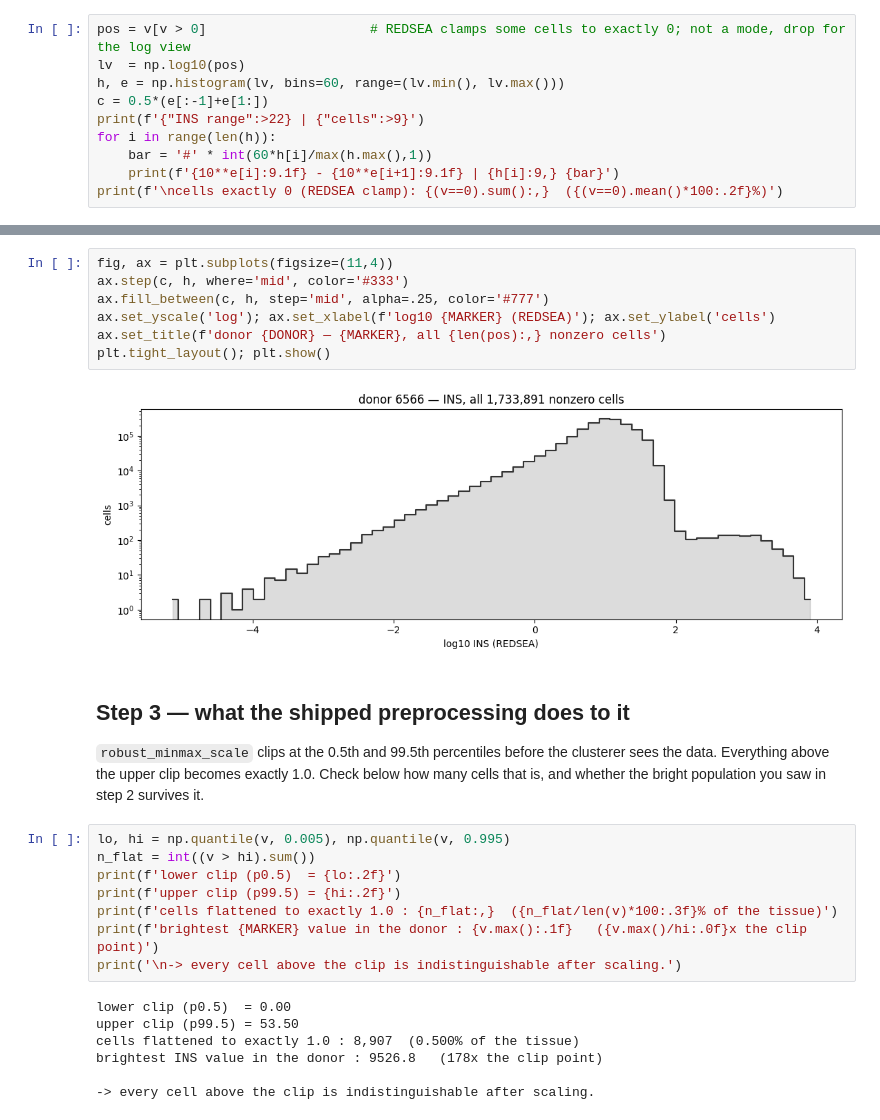
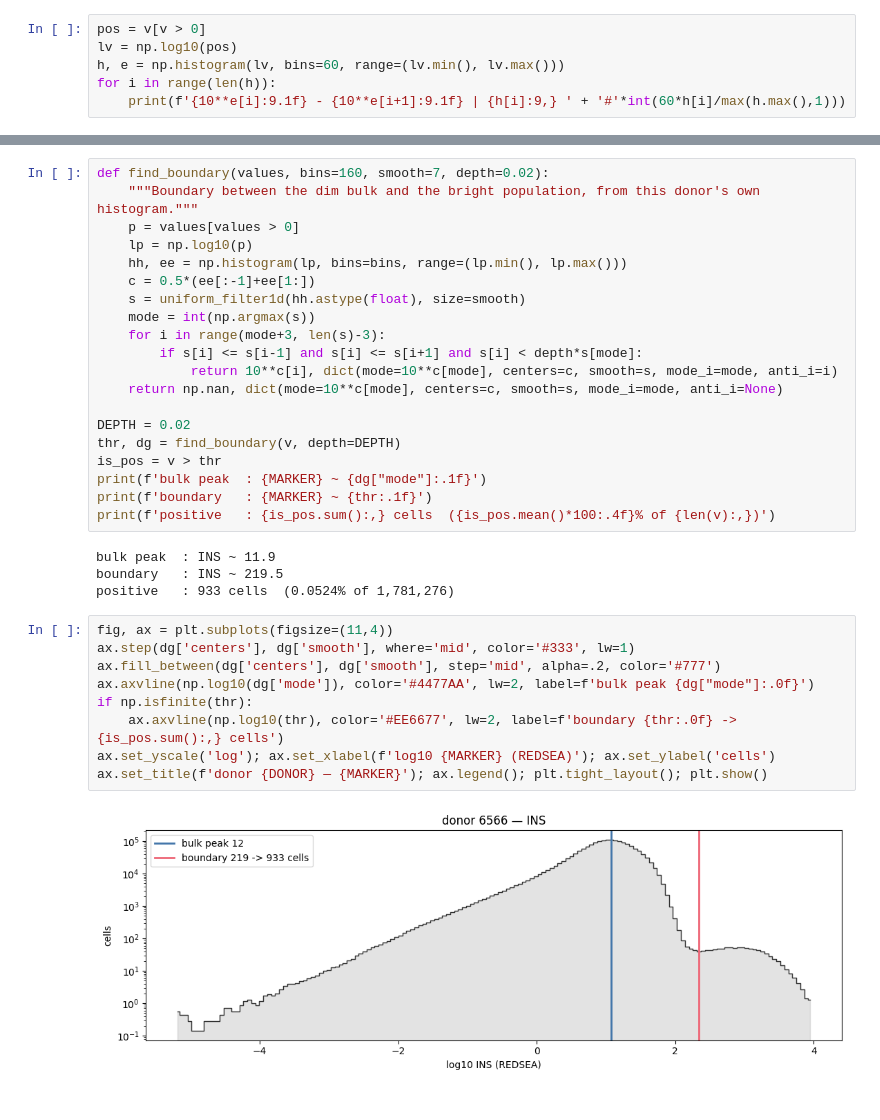
Before and after one commit to smith6jt-cop/Phenocycler_Analysis, a Jupyter notebook: notebooks/07_marker_positivity.ipynb, the cells around one changed output, grey strips where cells are left out. Drawn from its saved outputs; the diff is of its cells as text.

```diff
--- a/notebooks/07_marker_positivity.ipynb
+++ b/notebooks/07_marker_positivity.ipynb
@@ -58,11 +41,7 @@ dim bulk, and a separate bright group. If you can see them apart here, so should
 # %%
-pos = v[v > 0]                     # REDSEA clamps some cells to exactly 0; not a mode, drop for the log view
-lv  = np.log10(pos)
+pos = v[v > 0]
+lv = np.log10(pos)
 h, e = np.histogram(lv, bins=60, range=(lv.min(), lv.max()))
-c = 0.5*(e[:-1]+e[1:])
-print(f'{"INS range":>22} | {"cells":>9}')
 for i in range(len(h)):
-    bar = '#' * int(60*h[i]/max(h.max(),1))
-    print(f'{10**e[i]:9.1f} - {10**e[i+1]:9.1f} | {h[i]:9,} {bar}')
-print(f'\ncells exactly 0 (REDSEA clamp): {(v==0).sum():,}  ({(v==0).mean()*100:.2f}%)')
+    print(f'{10**e[i]:9.1f} - {10**e[i+1]:9.1f} | {h[i]:9,} ' + '#'*int(60*h[i]/max(h.max(),1)))
 # %% [output]
@@ -86,30 +73,35 @@ cells exactly 0 (REDSEA clamp): 47,385  (2.66%)
+# %%
+def find_boundary(values, bins=160, smooth=7, depth=0.02):
+    """Boundary between the dim bulk and the bright population, from this donor's own histogram."""
+    p = values[values > 0]
+    lp = np.log10(p)
+    hh, ee = np.histogram(lp, bins=bins, range=(lp.min(), lp.max()))
+    c = 0.5*(ee[:-1]+ee[1:])
+    s = uniform_filter1d(hh.astype(float), size=smooth)
+    mode = int(np.argmax(s))
+    for i in range(mode+3, len(s)-3):
+        if s[i] <= s[i-1] and s[i] <= s[i+1] and s[i] < depth*s[mode]:
+            return 10**c[i], dict(mode=10**c[mode], centers=c, smooth=s, mode_i=mode, anti_i=i)
+    return np.nan, dict(mode=10**c[mode], centers=c, smooth=s, mode_i=mode, anti_i=None)
+
+DEPTH = 0.02
+thr, dg = find_boundary(v, depth=DEPTH)
+is_pos = v > thr
+print(f'bulk peak  : {MARKER} ~ {dg["mode"]:.1f}')
+print(f'boundary   : {MARKER} ~ {thr:.1f}')
+print(f'positive   : {is_pos.sum():,} cells  ({is_pos.mean()*100:.4f}% of {len(v):,})')
+# %% [output]
+bulk peak  : INS ~ 11.9
+boundary   : INS ~ 219.5
+positive   : 933 cells  (0.0524% of 1,781,276)
 # %%
 fig, ax = plt.subplots(figsize=(11,4))
-ax.step(c, h, where='mid', color='#333')
-ax.fill_between(c, h, step='mid', alpha=.25, color='#777')
+ax.step(dg['centers'], dg['smooth'], where='mid', color='#333', lw=1)
+ax.fill_between(dg['centers'], dg['smooth'], step='mid', alpha=.2, color='#777')
+ax.axvline(np.log10(dg['mode']), color='#4477AA', lw=2, label=f'bulk peak {dg["mode"]:.0f}')
+if np.isfinite(thr):
+    ax.axvline(np.log10(thr), color='#EE6677', lw=2, label=f'boundary {thr:.0f} -> {is_pos.sum():,} cells')
 ax.set_yscale('log'); ax.set_xlabel(f'log10 {MARKER} (REDSEA)'); ax.set_ylabel('cells')
-ax.set_title(f'donor {DONOR} — {MARKER}, all {len(pos):,} nonzero cells')
-plt.tight_layout(); plt.show()
+ax.set_title(f'donor {DONOR} — {MARKER}'); ax.legend(); plt.tight_layout(); plt.show()
 # %% [output]
-[figure, old version]
+[figure, new version]
-# %% [markdown]
-## Step 3 — what the shipped preprocessing does to it
-
-`robust_minmax_scale` clips at the 0.5th and 99.5th percentiles before the clusterer sees the data.
-Everything above the upper clip becomes exactly 1.0. Check below how many cells that is, and
-whether the bright population you saw in step 2 survives it.
-# %%
-lo, hi = np.quantile(v, 0.005), np.quantile(v, 0.995)
-n_flat = int((v > hi).sum())
-print(f'lower clip (p0.5)  = {lo:.2f}')
-print(f'upper clip (p99.5) = {hi:.2f}')
-print(f'cells flattened to exactly 1.0 : {n_flat:,}  ({n_flat/len(v)*100:.3f}% of the tissue)')
-print(f'brightest {MARKER} value in the donor : {v.max():.1f}   ({v.max()/hi:.0f}x the clip point)')
-print('\n-> every cell above the clip is indistinguishable after scaling.')
-# %% [output]
-lower clip (p0.5)  = 0.00
-upper clip (p99.5) = 53.50
-cells flattened to exactly 1.0 : 8,907  (0.500% of the tissue)
-brightest INS value in the donor : 9526.8   (178x the clip point)
-
--> every cell above the clip is indistinguishable after scaling.
```
Also changed, not shown: parts of 24 cells of this notebook.
